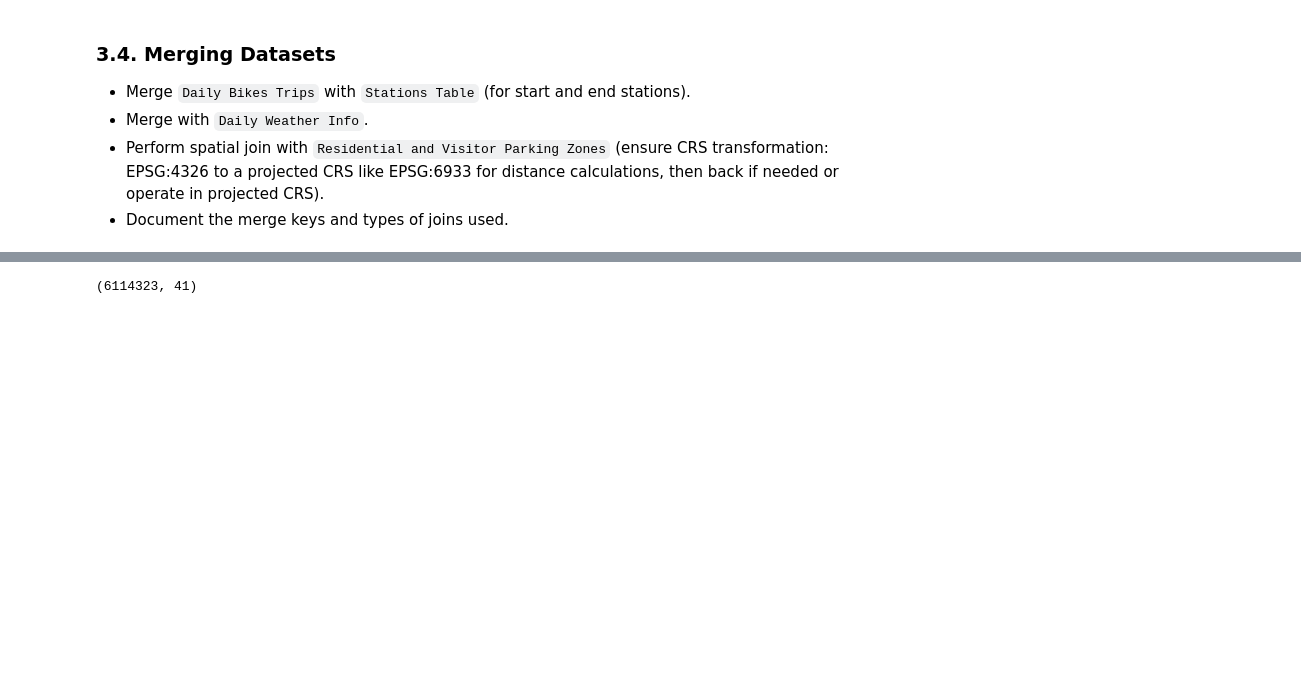
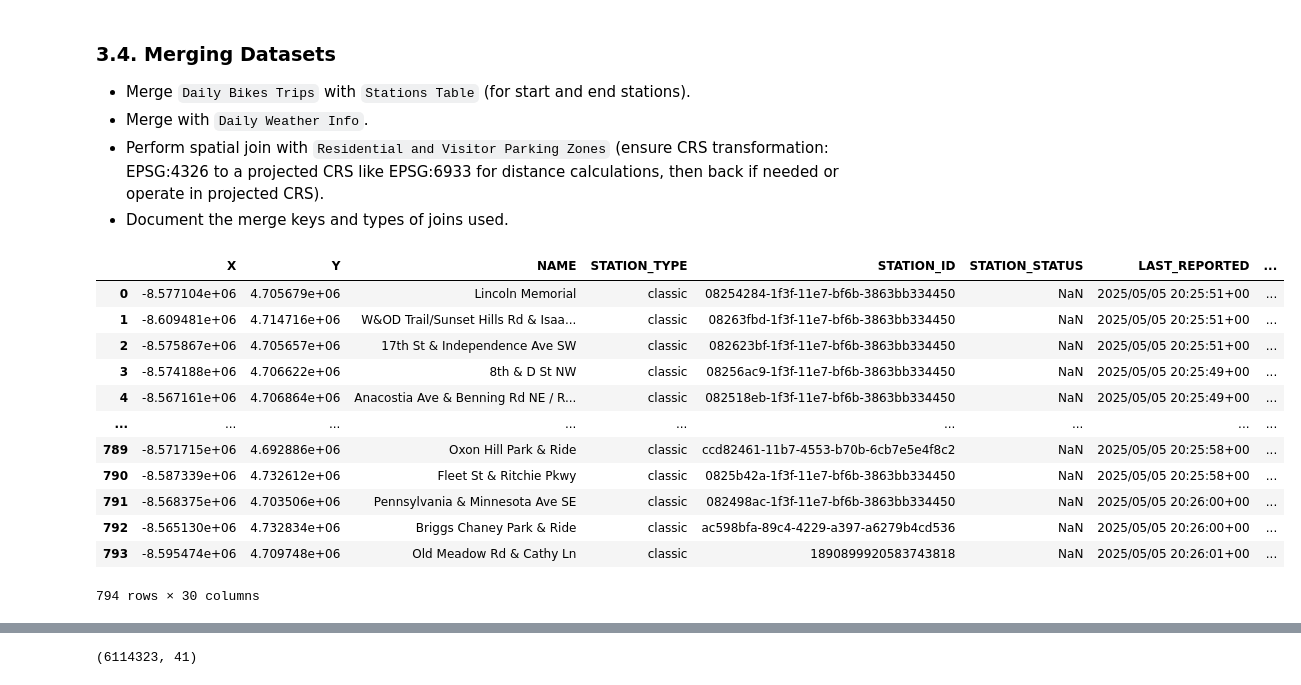
Before and after one commit to angiegh2002/capital-bike-diaries, a Jupyter notebook: DM_Homework.ipynb, the cells around one changed output, grey strips where cells are left out. Cells and saved outputs as stored; diff of their text form; code cells hidden in the pictures; blank space fills up the shorter version.

```diff
--- a/DM_Homework.ipynb
+++ b/DM_Homework.ipynb
@@ -898,3 +934,21 @@ daily_weather_info_df['datetime'] = pd.to_datetime(daily_weather_info_df['dateti
 # Remember to handle CRS transformations for spatial joins:
 # e.g., gdf = gdf.to_crs(epsg=6933) for distance calculations
 # and gdf = gdf.to_crs(epsg=4326) if original CRS is needed later for Folium.
+# %%
+geometry_stations = [Point(xy) for xy in zip(stations_info_df['LONGITUDE'], stations_info_df['LATITUDE'])]
+stations_gdf = gpd.GeoDataFrame(stations_info_df, geometry=geometry_stations)
+stations_gdf.set_crs(epsg=4326, inplace=True)
+# %% [output]
+|  | X | Y | NAME | STATION_TYPE | STATION_ID | STATION_STATUS | LAST_REPORTED | ... |
+| 0 | -8.577104e+06 | 4.705679e+06 | Lincoln Memorial | classic | 08254284-1f3f-11e7-bf6b-3863bb334450 | NaN | 2025/05/05 20:25:51+00 | ... |
+| 1 | -8.609481e+06 | 4.714716e+06 | W&OD Trail/Sunset Hills Rd & Isaa... | classic | 08263fbd-1f3f-11e7-bf6b-3863bb334450 | NaN | 2025/05/05 20:25:51+00 | ... |
+| 2 | -8.575867e+06 | 4.705657e+06 | 17th St & Independence Ave SW | classic | 082623bf-1f3f-11e7-bf6b-3863bb334450 | NaN | 2025/05/05 20:25:51+00 | ... |
+| 3 | -8.574188e+06 | 4.706622e+06 | 8th & D St NW | classic | 08256ac9-1f3f-11e7-bf6b-3863bb334450 | NaN | 2025/05/05 20:25:49+00 | ... |
+| 4 | -8.567161e+06 | 4.706864e+06 | Anacostia Ave & Benning Rd NE / R... | classic | 082518eb-1f3f-11e7-bf6b-3863bb334450 | NaN | 2025/05/05 20:25:49+00 | ... |
+| ... | ... | ... | ... | ... | ... | ... | ... | ... |
+| 789 | -8.571715e+06 | 4.692886e+06 | Oxon Hill Park & Ride | classic | ccd82461-11b7-4553-b70b-6cb7e5e4f8c2 | NaN | 2025/05/05 20:25:58+00 | ... |
+| 790 | -8.587339e+06 | 4.732612e+06 | Fleet St & Ritchie Pkwy | classic | 0825b42a-1f3f-11e7-bf6b-3863bb334450 | NaN | 2025/05/05 20:25:58+00 | ... |
+| 791 | -8.568375e+06 | 4.703506e+06 | Pennsylvania & Minnesota Ave SE | classic | 082498ac-1f3f-11e7-bf6b-3863bb334450 | NaN | 2025/05/05 20:26:00+00 | ... |
+| 792 | -8.565130e+06 | 4.732834e+06 | Briggs Chaney Park & Ride | classic | ac598bfa-89c4-4229-a397-a6279b4cd536 | NaN | 2025/05/05 20:26:00+00 | ... |
+| 793 | -8.595474e+06 | 4.709748e+06 | Old Meadow Rd & Cathy Ln | classic | 1890899920583743818 | NaN | 2025/05/05 20:26:01+00 | ... |
+794 rows × 30 columns
```
Also changed, not shown: parts of 27 cells of this notebook.
